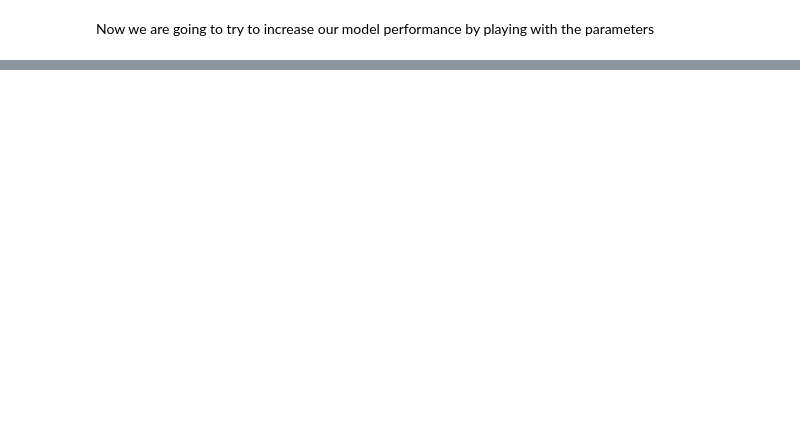
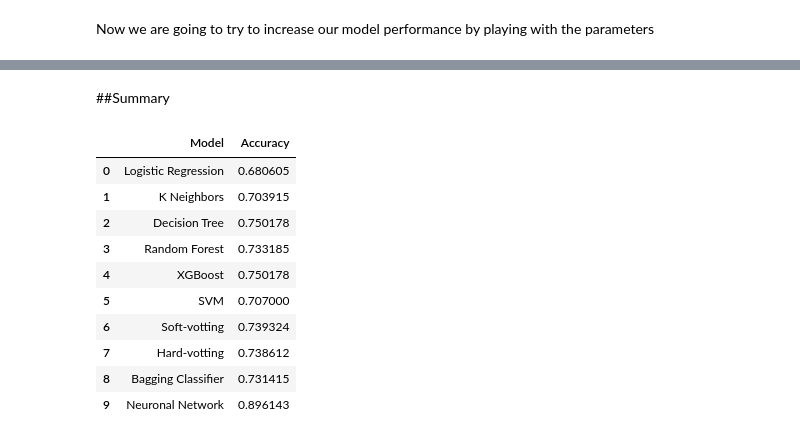
Before and after one commit to sarasabino/Accident_Rate_Project, a Jupyter notebook: Src/Notebooks/04_Model_selection.ipynb, the cells around one changed output, grey strips where cells are left out. Cells and saved outputs as stored; diff of their text form; code cells hidden in the pictures; blank space fills up the shorter version.

Commit message:
Added summary

```diff
--- a/Src/Notebooks/04_Model_selection.ipynb
+++ b/Src/Notebooks/04_Model_selection.ipynb
@@ -1541,3 +1567,5 @@ weighted avg       0.74      0.74      0.74     11240
+# %%
+soft_votting_acc = accuracy_score(y_test, y_pred_soft)
 # %% [markdown]
 #Bagging or Bootstrap Aggregation: Random Forest
 # %%
@@ -1570,4 +1598,6 @@ Mean accuracy: 0.733
 std: 0.009
+# %%
+bagging_class_acc = np.mean(score)
 # %% [markdown]
 # Neural Network
 
@@ -1893,3 +1923,5 @@ Test accuracy: 0.9015714526176453
+# %%
+neuronal_net_acc = test_acc
 # %%
 plot_metric(h, 'loss')
 # %% [output]
@@ -1900,0 +1933,21 @@ plot_metric(h, 'categorical_accuracy')
+# %% [markdown]
+##Summary
+# %%
+data = {'Model': ['Logistic Regression', 'K Neighbors', 'Decision Tree', 'Random Forest', 'XGBoost', 'SVM', 'Soft-votting', 'Hard-votting', 'Bagging Classifier', 'Neuronal Network'],
+        'Accuracy': [logistic_r_acc,k_neig_acc,decision_tree_acc,random_forest_acc,xg_boost_acc,svm_acc,soft_votting_acc,hard_votting_acc,bagging_class_acc,neuronal_net_acc,]}
+# %%
+accuracy_models = pd.DataFrame(data)
+
+accuracy_models
+# %% [output]
+|  | Model | Accuracy |
+| 0 | Logistic Regression | 0.680605 |
+| 1 | K Neighbors | 0.703915 |
+| 2 | Decision Tree | 0.750178 |
+| 3 | Random Forest | 0.733185 |
+| 4 | XGBoost | 0.750178 |
+| 5 | SVM | 0.707000 |
+| 6 | Soft-votting | 0.739324 |
+| 7 | Hard-votting | 0.738612 |
+| 8 | Bagging Classifier | 0.731415 |
+| 9 | Neuronal Network | 0.896143 |
```
Also changed, not shown: parts of 97 cells of this notebook.
